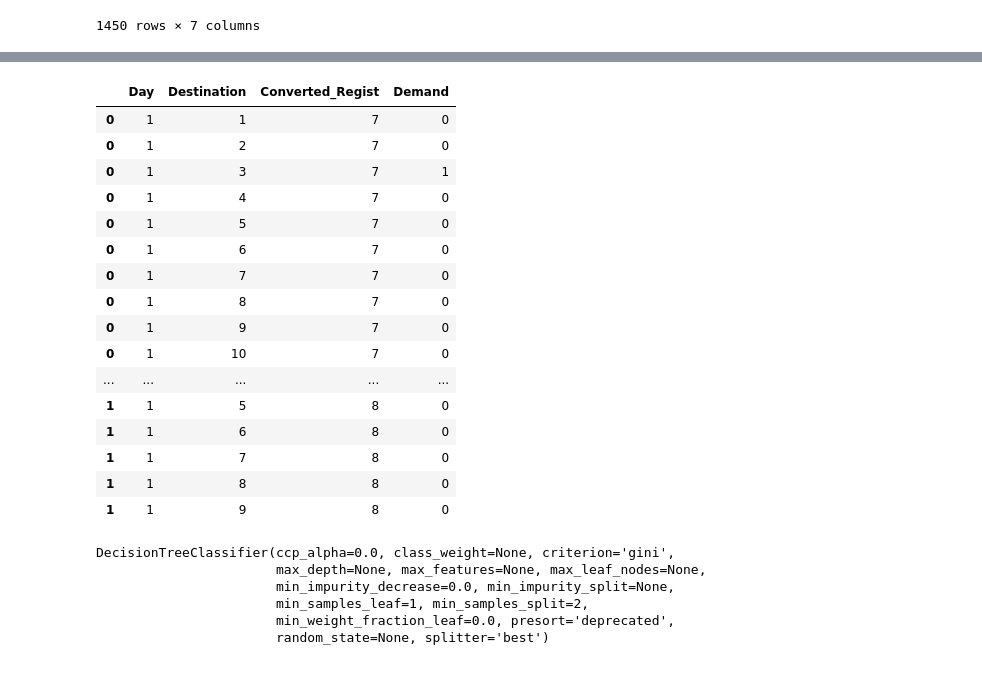
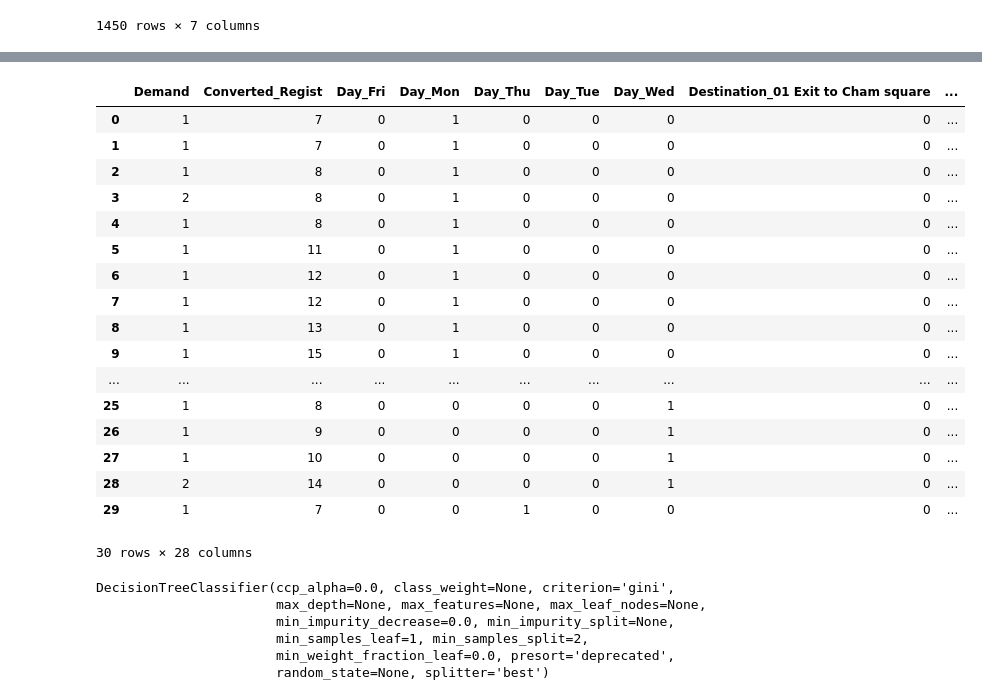
Before and after one commit to winnpm/ha-mo_data_visualization, a Jupyter notebook: Decision Tree Models.ipynb, the cells around one changed output, grey strips where cells are left out. Saved outputs shown, nothing was run; the diff lists cells and outputs as text; code cells hidden in the pictures.

```diff
--- a/Decision Tree Models.ipynb
+++ b/Decision Tree Models.ipynb
@@ -182,20 +182,20 @@ def add_dds(df, station):
 
     for slot in train['Date']:
         if slot in mon_merged:
-            day.append('1')
+            day.append('Mon')
         if slot in tue_merged:
-            day.append('2')
+            day.append('Tue')
         if slot in wed_merged:
-            day.append('3')
+            day.append('Wed')
         if slot in thu_merged:
-            day.append('4')
+            day.append('Thu')
         if slot in fri_merged:
-            day.append('5')
+            day.append('Fri')
 
     train['Day'] = day
 
     destination = []
-    station = int(station[0:2])
+#     station = int(station[0:2])
     destination = [station] * len(df)
     df['Destination'] = destination
 
@@ -271,5 +271,6 @@ df_joined
 # %%
 df_joined = df_joined.sort_values(['Timestamp', 'Destination'])
+df_joined = df_joined.reset_index(drop=True)
 df_joined
 # %% [output]
 |  | Timestamp | Demand | Date | Day | Destination | Converted_Regist |
@@ -287,0 +289,5 @@ df_joined
+# %%
+df_joined['Destination'] = df_joined['Destination'].astype('category')
+# df_joined['Converted_Regist'] = df_joined['Converted_Regist'].astype('category')
+df_joined = pd.get_dummies(df_joined)
+df_joined
@@ -288,24 +308,25 @@ df_joined
 # %%
-df1 = df_joined[['Day', 'Destination', 'Converted_Regist', 'Demand']]
+df1 = df_joined.drop(['Timestamp', 'Date'], axis=1)
 df1.head(30)
 # %% [output]
-|  | Day | Destination | Converted_Regist | Demand |
-| 0 | 1 | 1 | 7 | 0 |
-| 0 | 1 | 2 | 7 | 0 |
-| 0 | 1 | 3 | 7 | 1 |
-| 0 | 1 | 4 | 7 | 0 |
-| 0 | 1 | 5 | 7 | 0 |
-| 0 | 1 | 6 | 7 | 0 |
-| 0 | 1 | 7 | 7 | 0 |
-| 0 | 1 | 8 | 7 | 0 |
-| 0 | 1 | 9 | 7 | 0 |
-| 0 | 1 | 10 | 7 | 0 |
-| ... | ... | ... | ... | ... |
-| 1 | 1 | 5 | 8 | 0 |
-| 1 | 1 | 6 | 8 | 0 |
-| 1 | 1 | 7 | 8 | 0 |
-| 1 | 1 | 8 | 8 | 0 |
-| 1 | 1 | 9 | 8 | 0 |
+|  | Demand | Converted_Regist | Day_Fri | Day_Mon | Day_Thu | Day_Tue | Day_Wed | Destination_01 Exit to Cham square | ... |
+| 0 | 1 | 7 | 0 | 1 | 0 | 0 | 0 | 0 | ... |
+| 1 | 1 | 7 | 0 | 1 | 0 | 0 | 0 | 0 | ... |
+| 2 | 1 | 8 | 0 | 1 | 0 | 0 | 0 | 0 | ... |
+| 3 | 2 | 8 | 0 | 1 | 0 | 0 | 0 | 0 | ... |
+| 4 | 1 | 8 | 0 | 1 | 0 | 0 | 0 | 0 | ... |
+| 5 | 1 | 11 | 0 | 1 | 0 | 0 | 0 | 0 | ... |
+| 6 | 1 | 12 | 0 | 1 | 0 | 0 | 0 | 0 | ... |
+| 7 | 1 | 12 | 0 | 1 | 0 | 0 | 0 | 0 | ... |
+| 8 | 1 | 13 | 0 | 1 | 0 | 0 | 0 | 0 | ... |
+| 9 | 1 | 15 | 0 | 1 | 0 | 0 | 0 | 0 | ... |
+| ... | ... | ... | ... | ... | ... | ... | ... | ... | ... |
+| 25 | 1 | 8 | 0 | 0 | 0 | 0 | 1 | 0 | ... |
+| 26 | 1 | 9 | 0 | 0 | 0 | 0 | 1 | 0 | ... |
+| 27 | 1 | 10 | 0 | 0 | 0 | 0 | 1 | 0 | ... |
+| 28 | 2 | 14 | 0 | 0 | 0 | 0 | 1 | 0 | ... |
+| 29 | 1 | 7 | 0 | 0 | 1 | 0 | 0 | 0 | ... |
+30 rows × 28 columns
 # %%
 from numpy import array
 from sklearn.preprocessing import LabelEncoder
```
Also changed, not shown: parts of 8 cells of this notebook, 4 other files.
